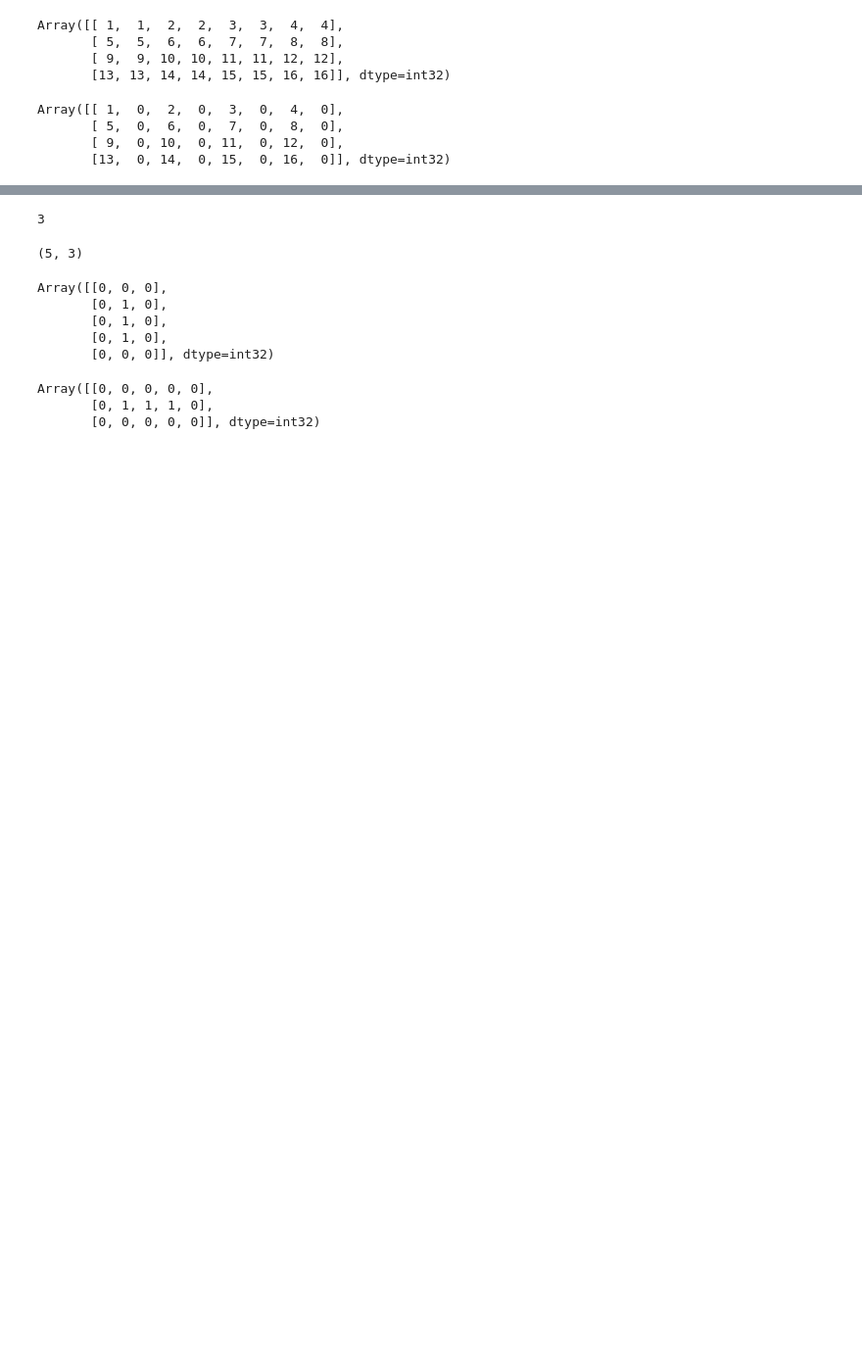
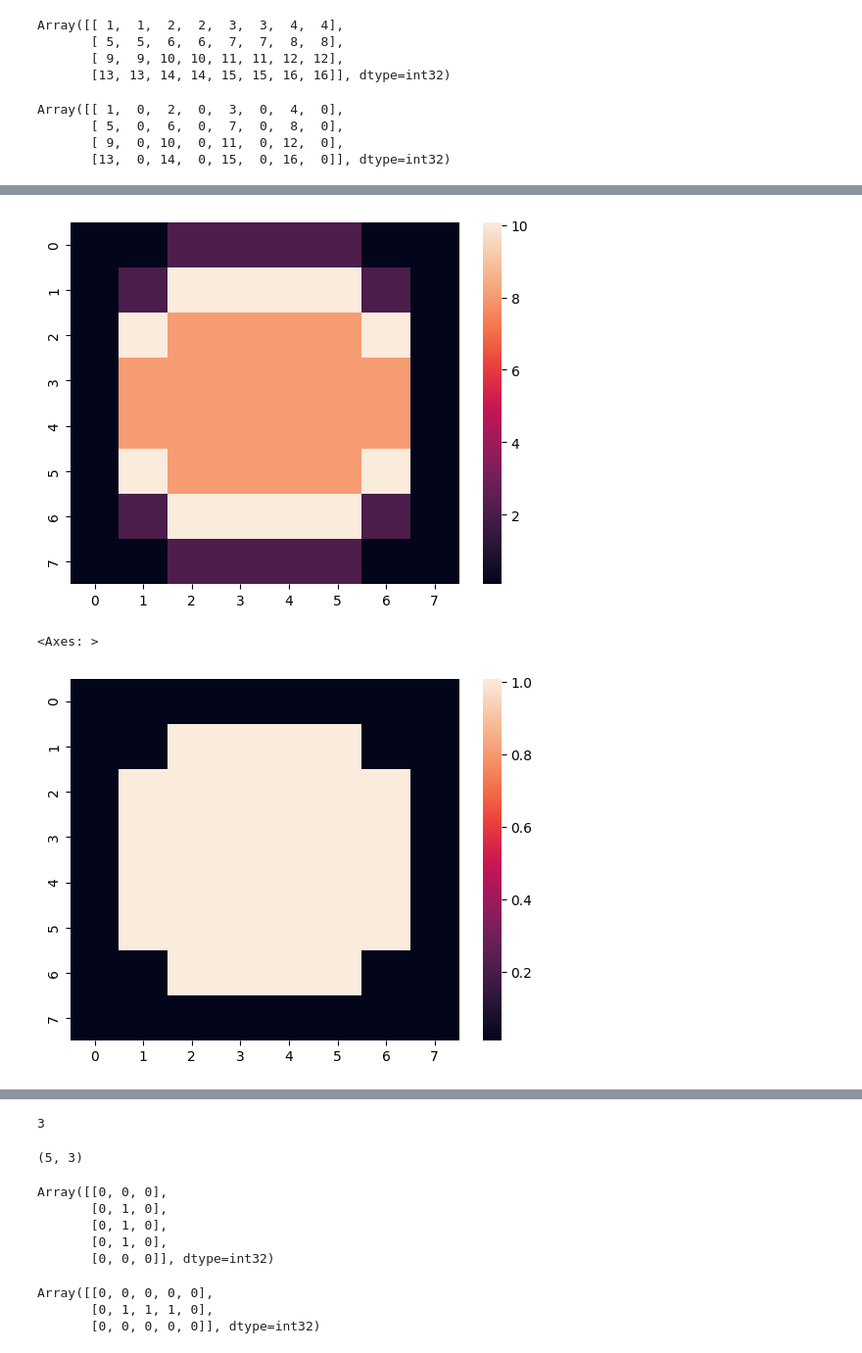
Before and after one commit to jakubMitura14/Jax_cuda_med, a Jupyter notebook: super_voxels/SIN/old/SIN_jax_2D/2d_debug.ipynb, the cells around one changed output, grey strips where cells are left out. Shown: that part at 98% size. Drawn from its saved outputs; the diff is of its cells as text; code cells hidden in the pictures; blank space fills up the shorter version.

```diff
--- a/super_voxels/SIN/old/SIN_jax_2D/2d_debug.ipynb
+++ b/super_voxels/SIN/old/SIN_jax_2D/2d_debug.ipynb
@@ -484,12 +481,15 @@ def dilatate_and_get_loss():
 #filling holes from file:///home/jm/Downloads/5-ImageresolutionenhancementtechniquesforgalaxyimageEIISTP.pdf
 import jax.scipy as jsp
 
-image_shape= (6,6)
+image_shape= (8,8)
 prng = jax.random.PRNGKey(10)
 prng,new_rng=jax.random.split(prng)
 rng,rng_b=jax.random.split(new_rng)
 image= jax.random.normal(rng_b,image_shape)
 image= nn.sigmoid(image)
+
+image=jnp.ones(image_shape)
+
 image= image.at[:,0].set(0)
 image= image.at[:,-1].set(0)
 image= image.at[0,:].set(0)
@@ -500,7 +500,7 @@ image= image.at[-2,1].set(0)
 image= image.at[1,1].set(0)
 image= image.at[1,-2].set(0)
 
-image= image.at[3,3].set(0)
+# image= image.at[3,3].set(0)
 
 
 image = image +0.01
@@ -544,3 +599,24 @@ conved
+# %%
+image_padded= jnp.pad(image,((2,2),(2,2)))
+grad_x = jnp.gradient(image_padded,axis=0)
+grad_y = jnp.gradient(image_padded,axis=1)
+grad_x = jnp.power(grad_x,2 )
+# grad_y = jnp.power(grad_y,2 )
+sum_grads= grad_x[2:-2,2:-2]#+grad_y[2:-2,2:-2]
+sum_grads_new= jnp.multiply(sum_grads,image)
+sum_grads_new= sum_grads*8+image*8
+
+# sum_grads= sum_grads/jnp.max(sum_grads.flatten())
+import seaborn as sns
+import matplotlib.pylab as plt
+# print(f"image \n {pd.DataFrame(jnp.round(image,1))} \n sobeled \n {pd.DataFrame(jnp.round(sum_grads_new,1))}")
+sns.heatmap(sum_grads_new)
+plt.show()
+sns.heatmap(image)
+# %% [output]
+[figure, added]
+<Axes: >
+[figure, added]
 # %%
 def diff_round(x):
     """
```
Also changed, not shown: parts of 10 cells of this notebook, 3 other files.
